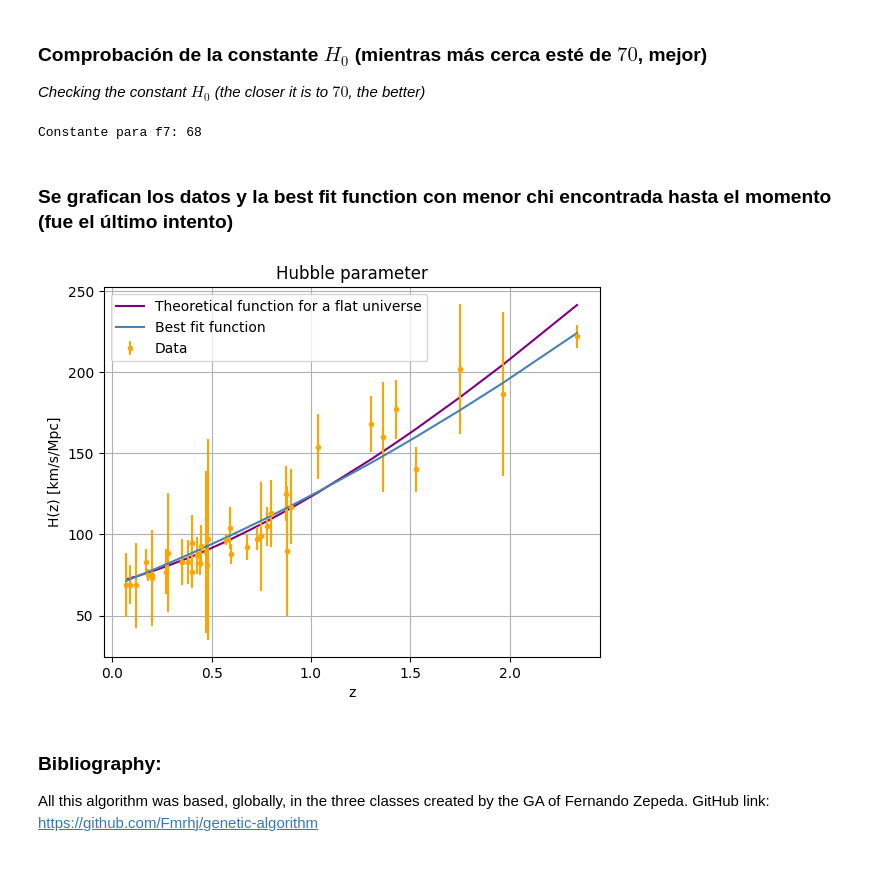
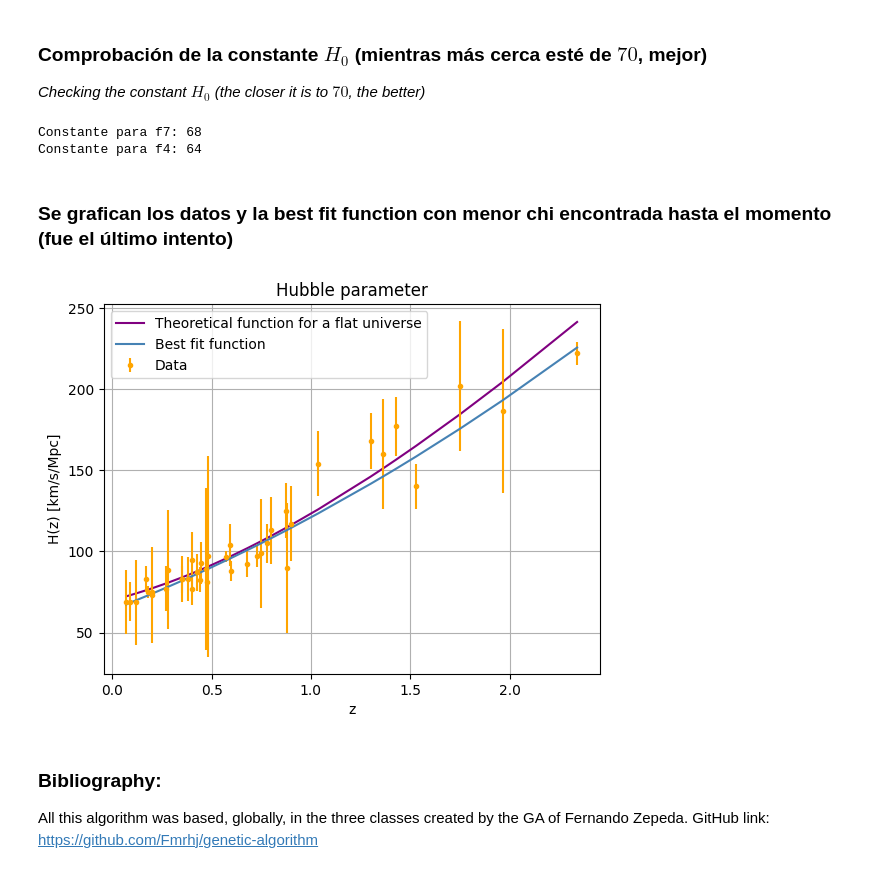
Before and after one commit to XimePS/Practica-DFI, a Jupyter notebook: GA with numpy functions.ipynb, the cells around one changed output. Drawn from its saved outputs; the diff is of its cells as text; code cells hidden in the pictures.

Commit message:
Results from GA with numpy functions

```diff
--- a/GA with numpy functions.ipynb
+++ b/GA with numpy functions.ipynb
@@ -445,9 +442,9 @@ def f3(x):
 
 def f4(x):
     '''
-    chi = 31.704314225298248
+    chi = 19.72
     Generaciones = 100
-    Tiempo = 1.5 s
+    Tiempo = 4 s
     '''
     return (5 + 3*(x+1))**2
 
@@ -461,7 +458,7 @@ def f5(x):
 
 def f6(x):
     '''
-    chi = 31.704314225298234
+    chi = 27.06
     Generaciones = 100
     Tiempo = 2 s
     '''
@@ -474,46 +471,56 @@ def f7(x):
     Tiempo = 1.7 s
     '''
     return 2*(4 + 2*(x+1))**2 - 4
+
+def f8(x):
+    '''
+    chi = 19.716406687148574
+    Generaciones = 500
+    Tiempo = 1.20 min
+    '''
+    return (5 + 3*(x+1))**2
 # %% [markdown]
 ### Comprobación de la constante  $H_0$ (mientras más cerca esté de $70$, mejor)
 
 *Checking the constant $H_0$ (the closer it is to $70$, the better)*
 # %%
 print('Constante para f7: ' + str(f7(0)))
+print('Constante para f4: ' + str(f4(0)))
 # %% [output]
 Constante para f7: 68
+Constante para f4: 64
 # %% [markdown]
 ### Se grafican los datos y la best fit function con menor chi encontrada hasta el momento (fue el último intento)
 # %%
 def H_bm(z, Omega_r, Omega_m, Omega_lambda, omega_DE):
     return H_0*np.sqrt((Omega_r*(1+z)**(3*(1 + 1/3)) + Omega_m*(1+z)**3 + Omega_lambda*(1+z)**(3*(1+omega_DE)) + (1-Omega_r-Omega_m-Omega_lambda)*(1+z)**2))
 
 # Parámetros a usar
 H_0 = 70
 O_r = 8.4*10**(-5)
 O_m = 0.3
 O_lambda = 0.7 - 8.4*10**(-5)
 o_DE = -1
 O_0 = [0.5, 1, 1.5]
 
 
 # Funciones teóricas para los 3 tipos de universo
 H_teorico_plano = H_bm(z,O_r, O_m, O_lambda, o_DE)
 H_teorico_cerrado = H_bm(z,O_r, O_m, 0.9*O_lambda, o_DE)
 H_teorico_abierto = H_bm(z,O_r, O_m, 1.1*O_lambda, o_DE)
 
 # Se grafica función teórica para universo plano vs best fit function y se añaden los datos experimentales con su error respectivo
 plt.plot(z, H_teorico_plano, label = 'Theoretical function for a flat universe', color = 'purple')
 plt.errorbar(z, H, yerr=desv, fmt='.', label='Data', color = 'orange')
-plt.plot(z, f7(z), label= 'Best fit function', color = '#4682B4')
+plt.plot(z, f4(z), label= 'Best fit function', color = '#4682B4')
 plt.title('Hubble parameter')
 plt.xlabel('z')
 plt.ylabel('H(z) [km/s/Mpc]')
 plt.grid(True)
 plt.legend()
 plt.show()
 # %% [output]
-[figure, old version]
+[figure, new version]
 # %% [markdown]
 ### Bibliography:
 
```
Also changed, not shown: parts of 4 cells of this notebook, 3 other files.
